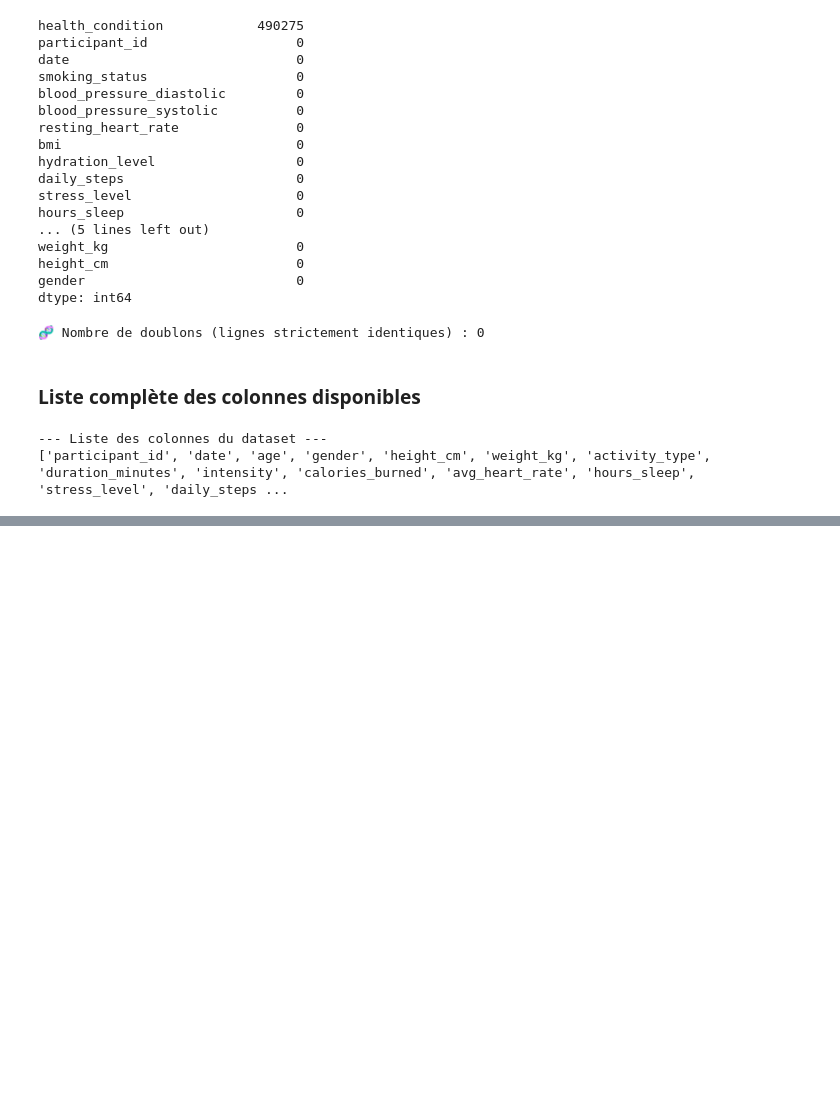
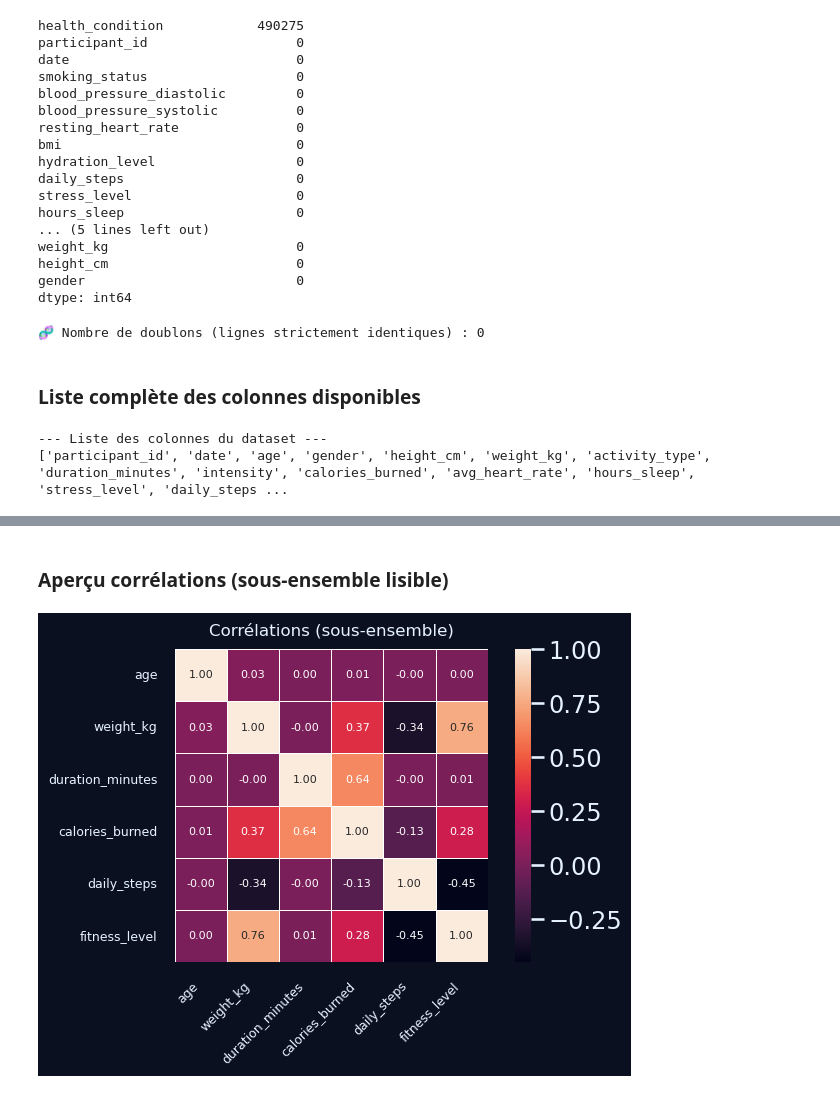
Before and after one commit to happy-developer/train.me, a Jupyter notebook: src/notebooks/eda/health_fitness_dataset/eda_health_fitness_dataset.ipynb, the cells around one changed output, grey strips where cells are left out. Drawn from its saved outputs; the diff is of its cells as text; code cells hidden in the pictures; blank space fills up the shorter version.

```diff
--- a/src/notebooks/eda/health_fitness_dataset/eda_health_fitness_dataset.ipynb
+++ b/src/notebooks/eda/health_fitness_dataset/eda_health_fitness_dataset.ipynb
@@ -220,0 +398,23 @@ print(df.columns.tolist())
+# %% [markdown]
+### Aperçu corrélations (sous-ensemble lisible)
+# %%
+subset_cols = ["age", "weight_kg", "duration_minutes", "calories_burned", "daily_steps", "fitness_level"]
+corr = df[subset_cols].corr(numeric_only=True)
+plt.figure(figsize=(7, 5))
+sns.heatmap(
+    corr,
+    annot=True,
+    fmt=".2f",
+    square=True,
+    cbar=True,
+    annot_kws={"size": 8},    # 🔹 taille des annotations
+    linewidths=0.5,           # optionnel : lignes fines entre les cases
+)
+
+plt.title("Corrélations (sous-ensemble)", fontsize=12, pad=10)
+plt.xticks(fontsize=9, rotation=45, ha="right")
+plt.yticks(fontsize=9, rotation=0)
+plt.tight_layout()
+plt.show()
+# %% [output]
+[figure, added]
```
Also changed, not shown: parts of 14 cells of this notebook, 2 other files.
